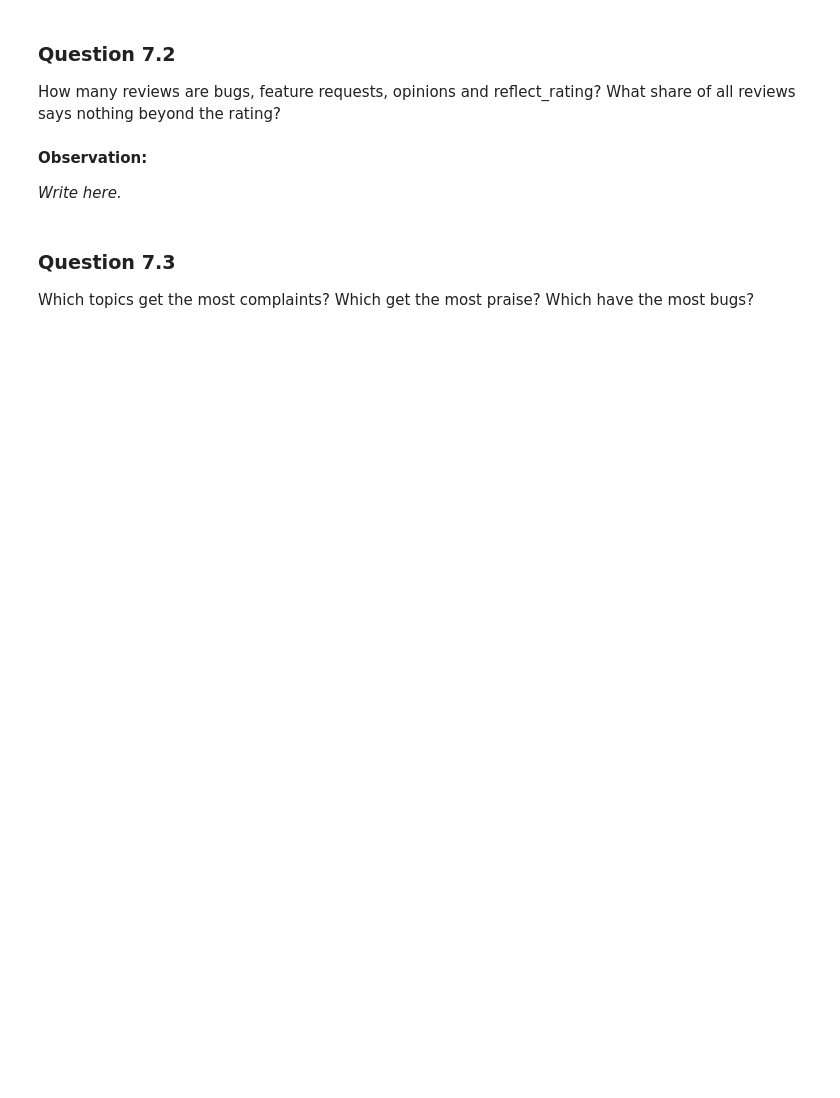
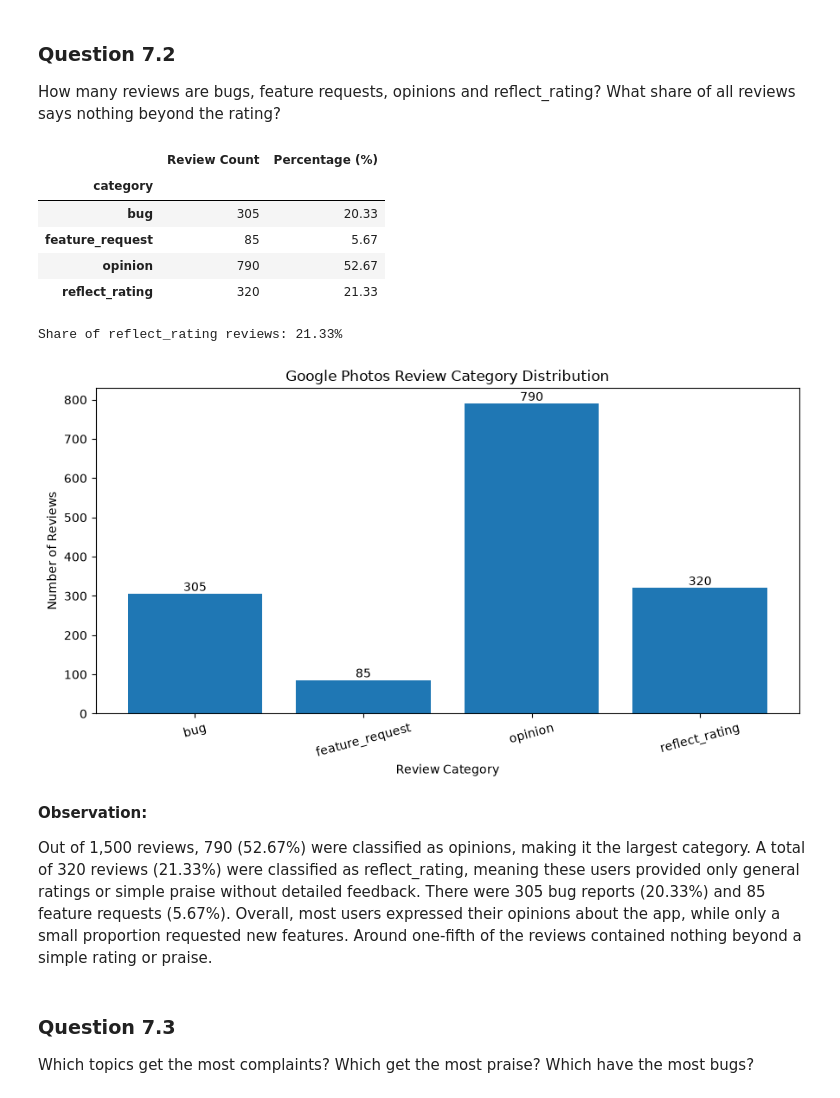
Before and after one commit to vishal0205/Google-Photo-Review-Analyser-, a Jupyter notebook: Review_Analyser_Starter.ipynb, the cells around one changed output. Cells and saved outputs as stored; diff of their text form; code cells hidden in the pictures; blank space fills up the shorter version.

```diff
--- a/Review_Analyser_Starter.ipynb
+++ b/Review_Analyser_Starter.ipynb
@@ -2777,10 +2844,85 @@ How many reviews are good, bad and neutral? Decide how the six sentiments map to
 How many reviews are bugs, feature requests, opinions and reflect_rating? What share of all reviews says nothing beyond the rating?
 # %%
 # Your code here
+
+# Count reviews in each category
+category_counts = (
+    df_labelled["category"]
+    .value_counts()
+    .reindex(
+        ["bug", "feature_request", "opinion", "reflect_rating"],
+        fill_value=0
+    )
+)
+
+# Calculate percentage of total reviews
+category_percentages = (
+    category_counts / len(df_labelled) * 100
+)
+
+# Combine counts and percentages
+category_summary = pd.DataFrame({
+    "Review Count": category_counts,
+    "Percentage (%)": category_percentages.round(2)
+})
+
+display(category_summary)
+
+# Calculate share of reviews containing nothing beyond the rating
+reflect_rating_share = (
+    category_counts["reflect_rating"] / len(df_labelled) * 100
+)
+
+print(
+    f"Share of reflect_rating reviews: "
+    f"{reflect_rating_share:.2f}%"
+)
+
+
+
+# Visualize category distribution
+
+import matplotlib.pyplot as plt
+
+plt.figure(figsize=(9, 5))
+
+bars = plt.bar(
+    category_counts.index,
+    category_counts.values
+)
+
+plt.title("Google Photos Review Category Distribution")
+plt.xlabel("Review Category")
+plt.ylabel("Number of Reviews")
+
+# Display counts above each bar
+for bar in bars:
+    height = bar.get_height()
+    plt.text(
+        bar.get_x() + bar.get_width() / 2,
+        height,
+        f"{int(height):,}",
+        ha="center",
+        va="bottom",
+        fontsize=10
+    )
+
+plt.xticks(rotation=15)
+plt.tight_layout()
+plt.show()
+# %% [output]
+|  | Review Count | Percentage (%) |
+| category |  |  |
+| bug | 305 | 20.33 |
+| feature_request | 85 | 5.67 |
+| opinion | 790 | 52.67 |
+| reflect_rating | 320 | 21.33 |
+Share of reflect_rating reviews: 21.33%
+[figure, added]
 # %% [markdown]
 **Observation:**
 
-*Write here.*
+Out of 1,500 reviews, 790 (52.67%) were classified as opinions, making it the largest category. A total of 320 reviews (21.33%) were classified as reflect_rating, meaning these users provided only general ratings or simple praise without detailed feedback. There were 305 bug reports (20.33%) and 85 feature requests (5.67%). Overall, most users expressed their opinions about the app, while only a small proportion requested new features. Around one-fifth of the reviews contained nothing beyond a simple rating or praise.
 # %% [markdown]
 ### Question 7.3
 Which topics get the most complaints? Which get the most praise? Which have the most bugs?
```
Also changed, not shown: parts of 8 cells of this notebook.
